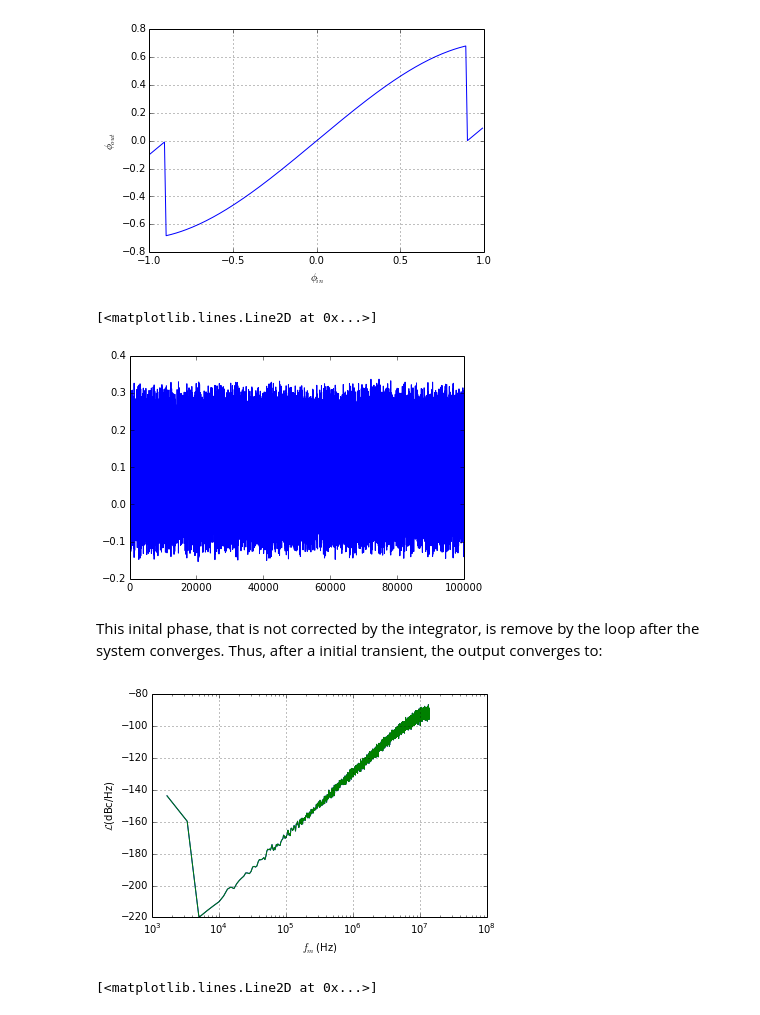
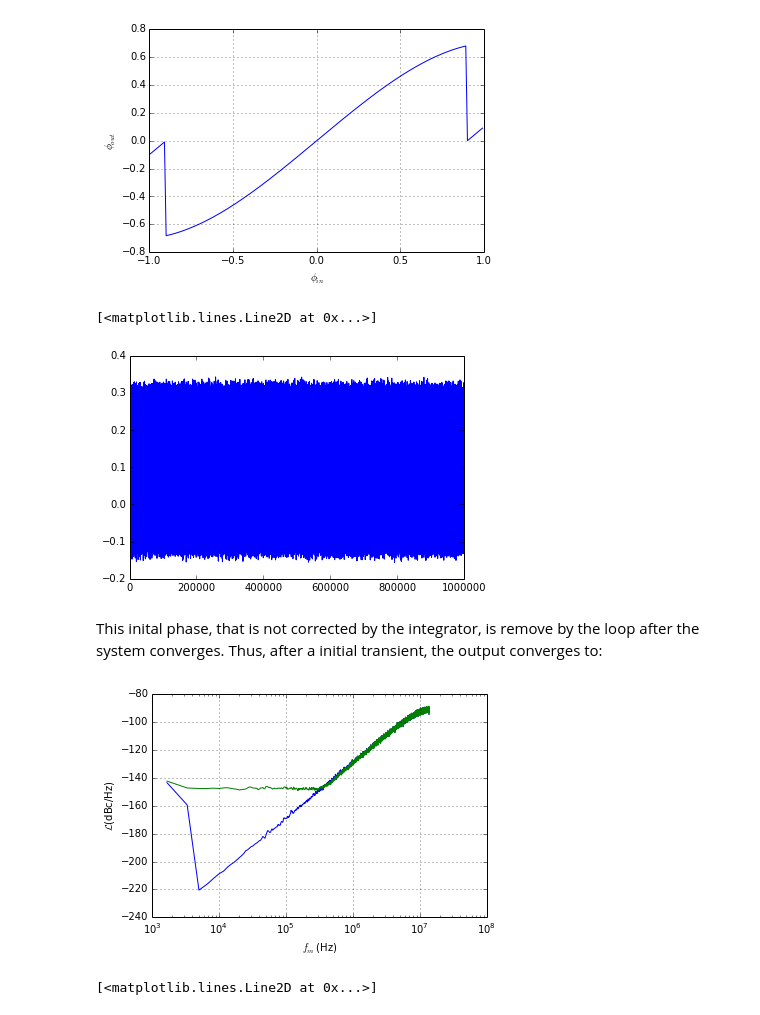
Before and after one commit to gitter-badger/plldesigner, a Jupyter notebook: notebooks/Linearity.ipynb, the cells around one changed output. Cells and saved outputs as stored; diff of their text form; code cells hidden in the pictures.

```diff
--- a/notebooks/Linearity.ipynb
+++ b/notebooks/Linearity.ipynb
@@ -77,41 +82,44 @@ plt.ylabel('$\phi_{out}$')
 # %%
 # Load the pnoise and SDM modules
 # Parameters
 NsdBits = 19
 fref = 27.6e6
 Tref = 1.0/fref
 Navg = 50.253223
 Nint = np.floor(Navg)
 
 # Create a SDM sequency
-fracnum = ((0.253222*2**NsdBits)*ones(100000)).astype(int)
+fracnum = ((0.253222*2**NsdBits)*ones(1000000)).astype(int)
 sd, per = sdmod.gen_mash(3,NsdBits,fracnum)
 
 # Phi_er at the output equals \sum{\DeltaN*fref}*Tref
 phi_err = 2*pi*(sd-fracnum[0]/2**NsdBits).cumsum()/Navg
 plt.plot(phi_err)
 # %% [output]
 [<matplotlib.lines.Line2D at 0x...>]
-[figure, old version]
+[figure, new version]
 # %% [markdown]
 This inital phase, that is not corrected by the integrator, is remove by the loop after the system converges. Thus, after a initial transient, the output converges to:
 # %%
 phi_err -= phi_err.mean()
-# Calculate the spectrum
-npoints = 2**14
-f, Phi2_err = sig.welch(phi_err, fref, window='blackman', nperseg=npoints)
+# Calculate th spectrum
+
+nperseg = 2**14
+f, Phi2_err = sig.welch(phi_err, fref, window='blackman',
+                        nperseg=nperseg)
 rbw = fref/2/(len(f)-1)
-ind = (f>1e3) & (f<1e8)
+ind = f<1e10
 sim = pn.Pnoise(f[ind],10*log10(Phi2_err[ind]/2), label='simulated')
 sim.plot()
 # ERROR
-phi_err_nonlin = g(phi_err, (0, 1, 0.0, 0), 0)
-f, Phi2_err_nonlin = sig.welch(phi_err_nonlin, fref, window='blackman', nperseg=npoints)
+phi_err_nonlin = g(phi_err, (0, 1, 0.0, 0.3), 0)
+f, Phi2_err_nonlin = sig.welch(phi_err_nonlin, fref, window='blackman',
+                               nperseg=nperseg)
 sim_nonlin = pn.Pnoise(f[ind],10*log10(Phi2_err_nonlin[ind]/2), label='simulated')
 sim_nonlin.plot()
 plt.grid(True)
 # %% [output]
-[figure, old version]
+[figure, new version]
 # %%
 plt.plot(phi_err[0:100])
 plt.plot(phi_err_nonlin[0:100],'-o')
```
Also changed, not shown: parts of 3 cells of this notebook.
